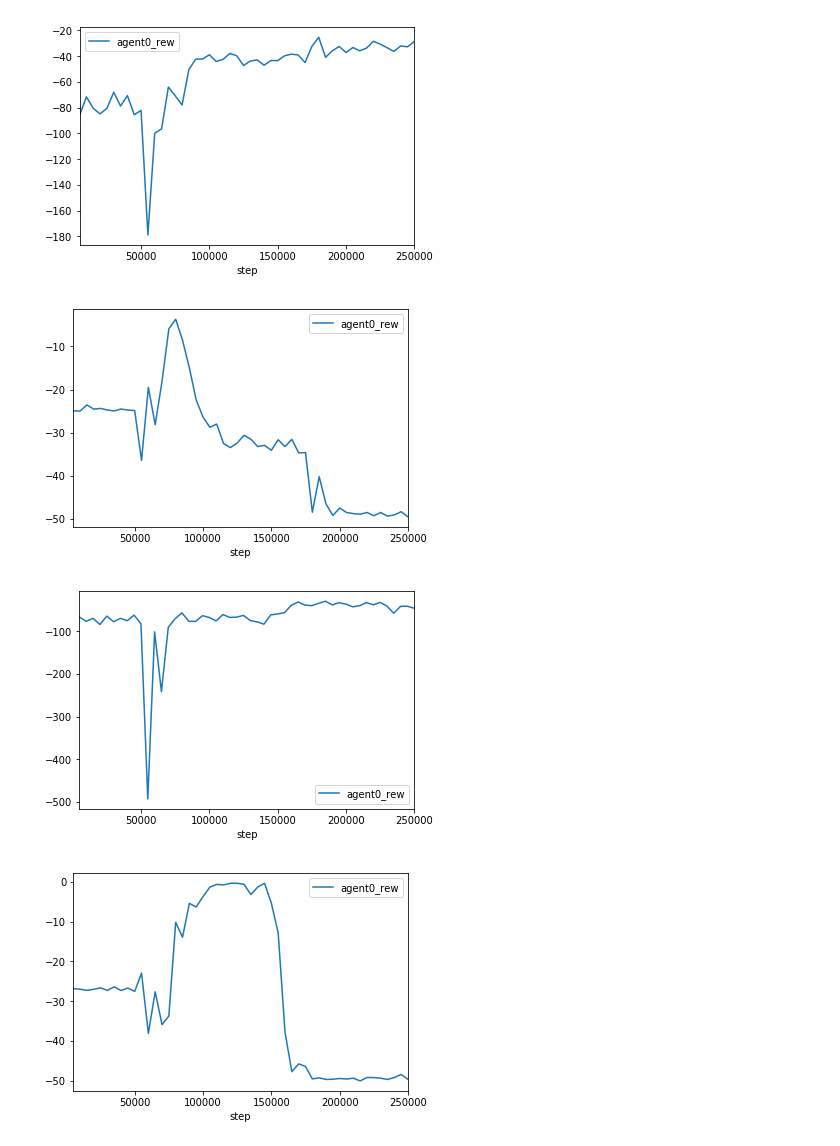
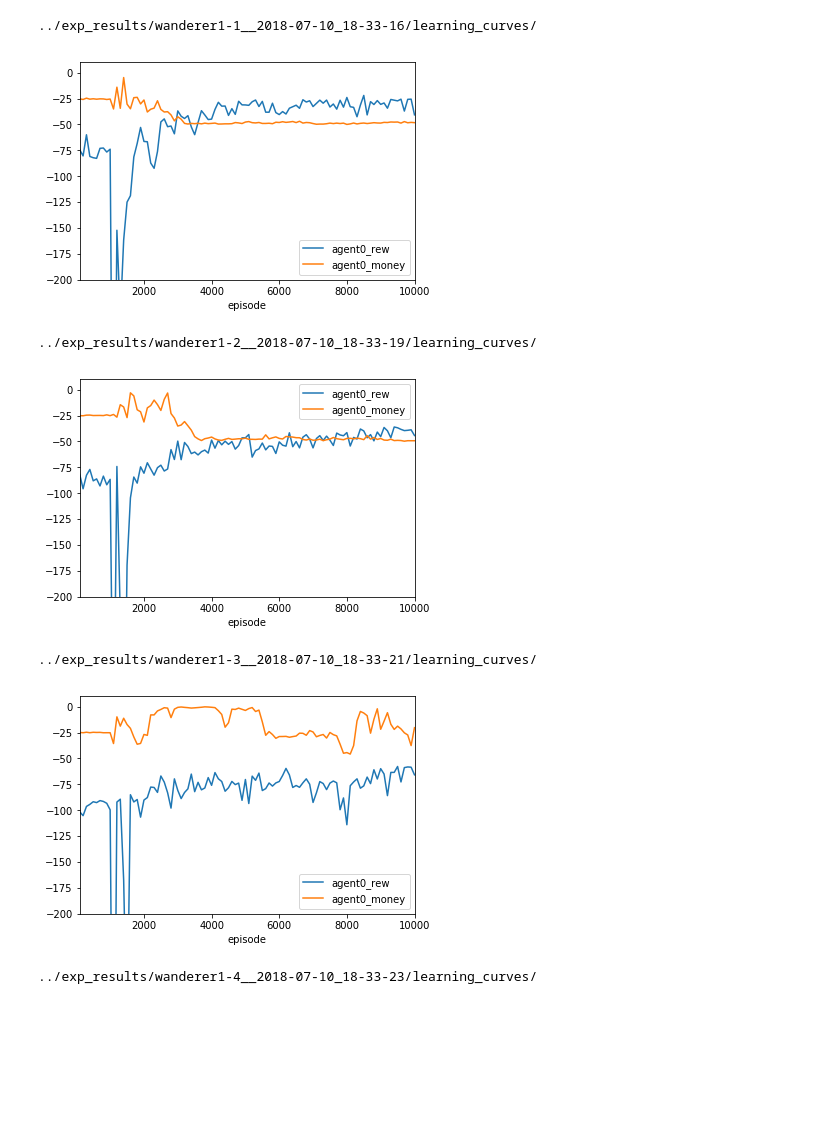
Before and after one commit to jkatsuta/exp-18-1q, a Jupyter notebook: maddpg/experiments/my_notes/ana_exp7.ipynb, the cells around one changed output. Drawn from its saved outputs; the diff is of its cells as text; code cells hidden in the pictures; blank space fills up the shorter version.

```diff
--- a/maddpg/experiments/my_notes/ana_exp7.ipynb
+++ b/maddpg/experiments/my_notes/ana_exp7.ipynb
@@ -2,20 +2,24 @@
 %matplotlib inline
 
 def plot_curves(curve_dir):
+    print(curve_dir)
     df_r =  pd.read_csv(osp.join(curve_dir, 'agents_rewards.csv'))
     df_m = pd.read_csv(osp.join(curve_dir, 'agents_money.csv'))
-    df_r.plot(x='step', y='agent0_rew')
+    pd.merge(df_r, df_m, on=['episode', 'step']).drop(['step'], axis=1).plot(x='episode')
+    plt.ylim([-200, 10])
     plt.show()
-    df_m.plot(x='step', y='agent0_rew')
-# %%
-curve_dir = '../exp_results/wanderer2__2018-07-10_16-30-33/learning_curves'
-plot_curves(curve_dir)
-# %% [output]
-[figure, removed]
-[figure, removed]
-# %%
-curve_dir = '../exp_results/wanderer1__2018-07-10_16-10-08/learning_curves'
-plot_curves(curve_dir)
-# %% [output]
-[figure, removed]
-[figure, removed]
+# %%
+curve_dirs = ['../exp_results/wanderer1-1__2018-07-10_18-33-16/learning_curves/',
+                        '../exp_results/wanderer1-2__2018-07-10_18-33-19/learning_curves/',
+                        '../exp_results/wanderer1-3__2018-07-10_18-33-21/learning_curves/',
+                        '../exp_results/wanderer1-4__2018-07-10_18-33-23/learning_curves/']
+for curve_dir in curve_dirs:
+    plot_curves(curve_dir)
+# %% [output]
+../exp_results/wanderer1-1__2018-07-10_18-33-16/learning_curves/
+[figure, added]
+../exp_results/wanderer1-2__2018-07-10_18-33-19/learning_curves/
+[figure, added]
+../exp_results/wanderer1-3__2018-07-10_18-33-21/learning_curves/
+[figure, added]
+../exp_results/wanderer1-4__2018-07-10_18-33-23/learning_curves/
```
Also changed, not shown: parts of 1 cell of this notebook, 4 other files.
